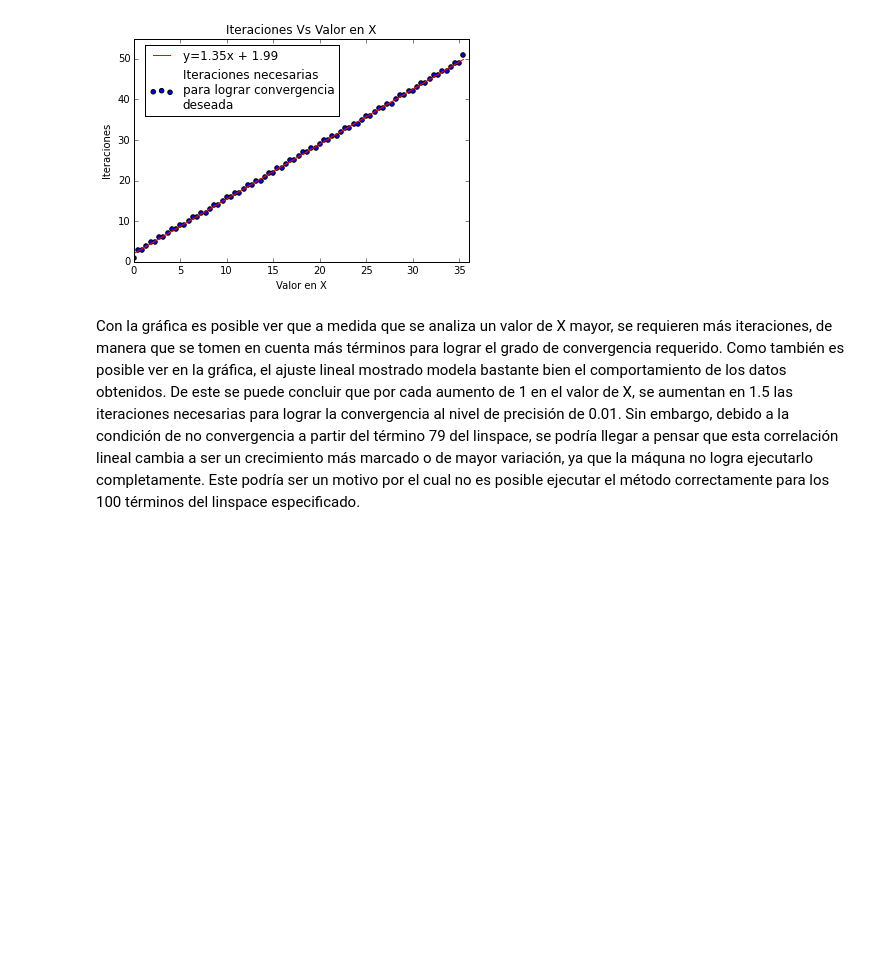
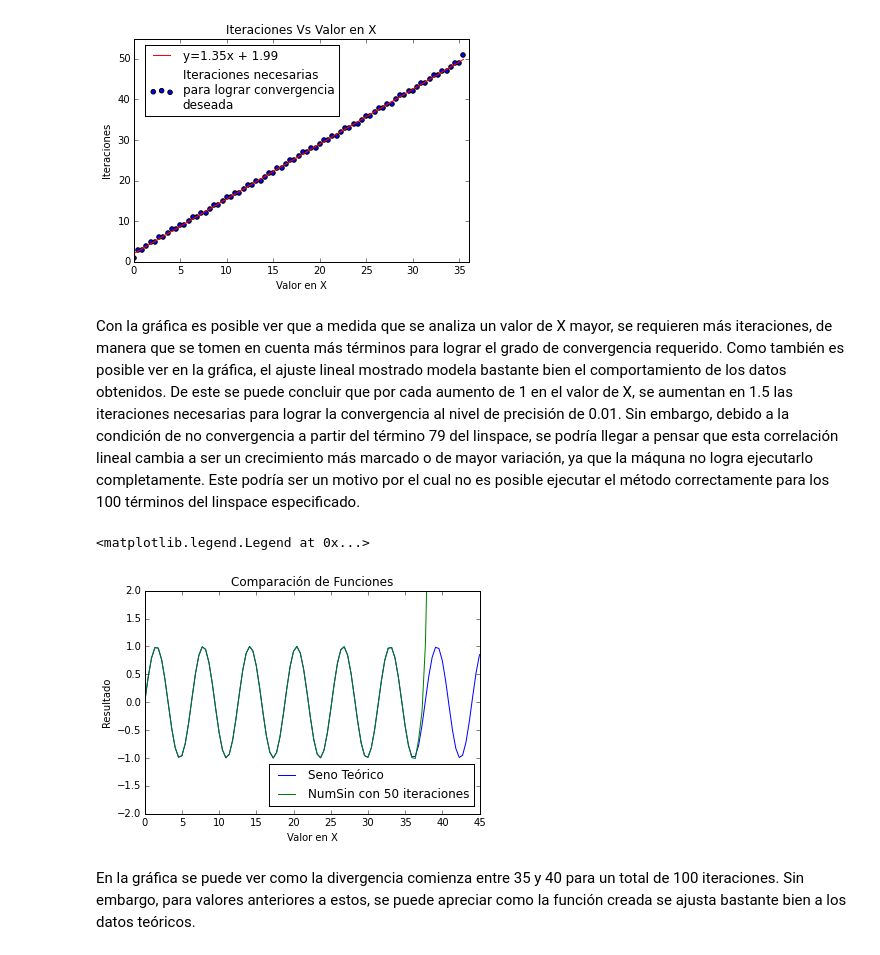
Before and after one commit to JuanUrrea6/MC, a Jupyter notebook: Tareas/Tarea3/numsin.ipynb, the cells around one changed output. Saved outputs shown, nothing was run; the diff lists cells and outputs as text; code cells hidden in the pictures; blank space fills up the shorter version.

Commit message:
Mejorar numsin.ipynb
Se actualiza el notebook.

```diff
--- a/Tareas/Tarea3/numsin.ipynb
+++ b/Tareas/Tarea3/numsin.ipynb
@@ -7,7 +7,7 @@ Populating the interactive namespace from numpy and matplotlib
 # Creación de la función recursiva Seno
 # %%
 #Definir la función que recibe el X y el N
-def seno( x , N ):
+def numsin( x , N ):
     term = x #Se establece el primer término.
     suma = x #Se establece el primer valor de la suma.
     for i in range(2,N): #Se declara el for que itere desde el segundo término hasta N.
@@ -73,3 +73,20 @@ print(*fitpars)
 [figure]
 # %% [markdown]
 Con la gráfica es posible ver que a medida que se analiza un valor de X mayor, se requieren más iteraciones, de manera que se tomen en cuenta más términos para lograr el grado de convergencia requerido. Como también es posible ver en la gráfica, el ajuste lineal mostrado modela bastante bien el comportamiento de los datos obtenidos. De este se puede concluir que por cada aumento de 1 en el valor de X, se aumentan en 1.5 las iteraciones necesarias para lograr la convergencia al nivel de precisión de 0.01. Sin embargo, debido a la condición de no convergencia a partir del término 79 del linspace, se podría llegar a pensar que esta correlación lineal cambia a ser un crecimiento más marcado o de mayor variación, ya que la máquna no logra ejecutarlo completamente. Este podría ser un motivo por el cual no es posible ejecutar el método correctamente para los 100 términos del linspace especificado.
+# %%
+vecsin=vectorize(numsin)
+# %%
+t=linspace(0, 45, 100)
+te=linspace(0, 45, 100)
+plot(t, sin(t), label = "Seno Teórico")
+plot(t, vecsin(t, 50), label = "NumSin con 50 iteraciones")
+ylim(-2,2)
+title("Comparación de Funciones")
+xlabel("Valor en X")
+ylabel("Resultado")
+legend(bbox_to_anchor=(1,0.25))
+# %% [output]
+<matplotlib.legend.Legend at 0x...>
+[figure, added]
+# %% [markdown]
+En la gráfica se puede ver como la divergencia comienza entre 35 y 40 para un total de 100 iteraciones. Sin embargo, para valores anteriores a estos, se puede apreciar como la función creada se ajusta bastante bien a los datos teóricos.
```
Also changed, not shown: parts of 2 cells of this notebook.
